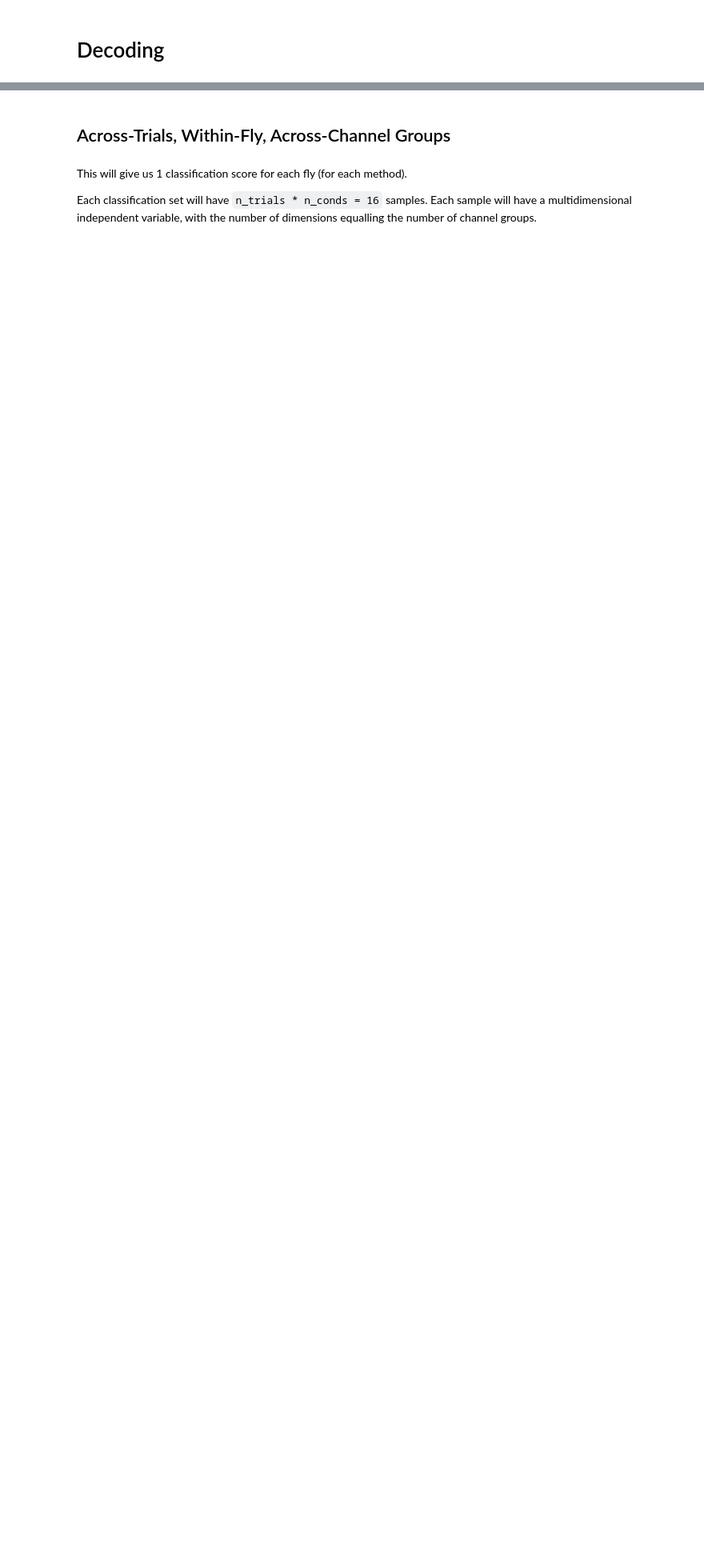
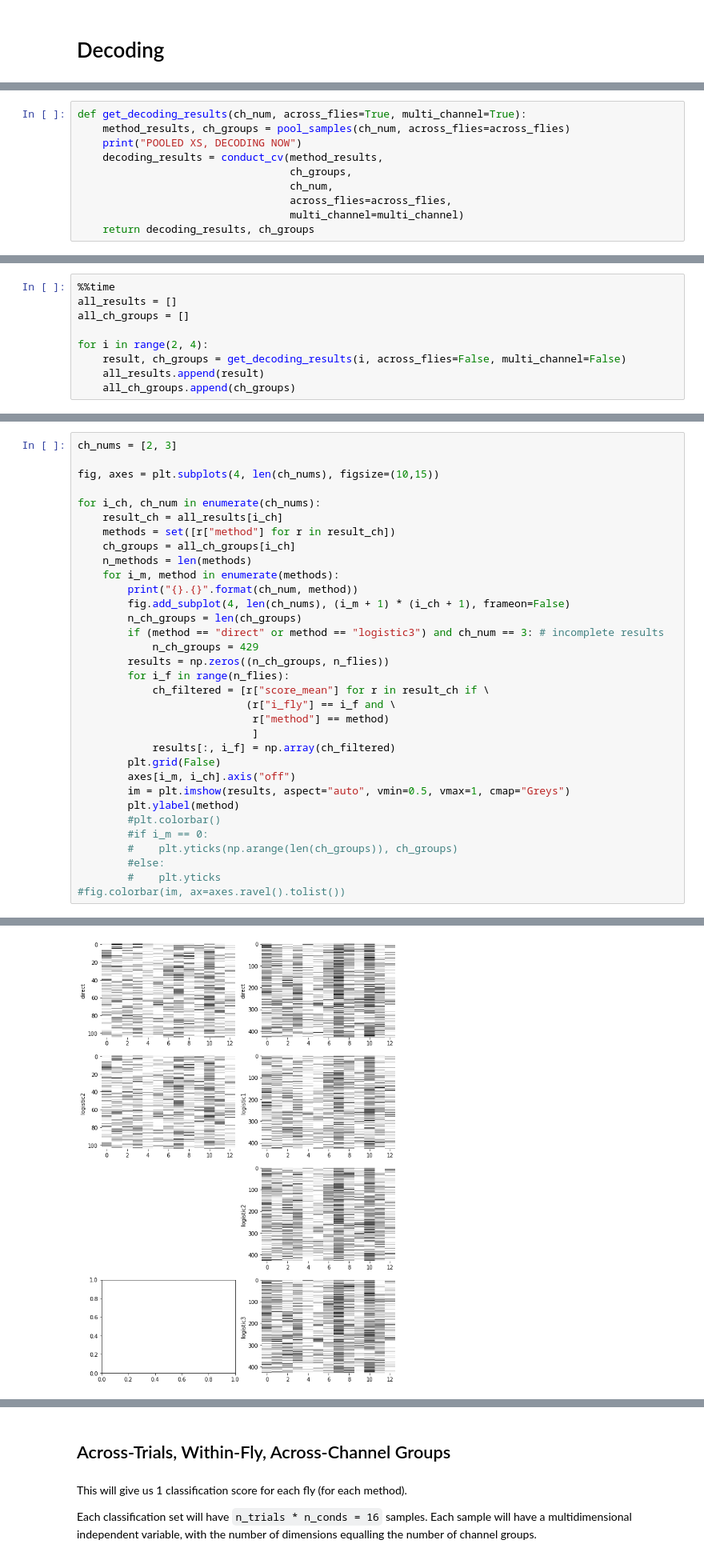
Before and after one commit to wjmn/logistic_phi, a Jupyter notebook: notebooks/decoding.ipynb, the cells around one changed output, grey strips where cells are left out. Shown at 80% size. Cells and saved outputs as stored; diff of their text form; blank space fills up the shorter version.

Commit message:
Decoding notebook work in progress

```diff
--- a/notebooks/decoding.ipynb
+++ b/notebooks/decoding.ipynb
@@ -65,0 +351,10 @@ def extract_value(data, i_result, field):
+# %%
+def get_decoding_results(ch_num, across_flies=True, multi_channel=True):
+    method_results, ch_groups = pool_samples(ch_num, across_flies=across_flies)
+    print("POOLED XS, DECODING NOW")
+    decoding_results = conduct_cv(method_results,
+                                  ch_groups,
+                                  ch_num,
+                                  across_flies=across_flies,
+                                  multi_channel=multi_channel)
+    return decoding_results, ch_groups
@@ -65,0 +367,9 @@ def extract_value(data, i_result, field):
+# %%
+%%time
+all_results = []
+all_ch_groups = []
+
+for i in range(2, 4):
+    result, ch_groups = get_decoding_results(i, across_flies=False, multi_channel=False)
+    all_results.append(result)
+    all_ch_groups.append(ch_groups)
@@ -65,0 +395,34 @@ def extract_value(data, i_result, field):
+# %%
+ch_nums = [2, 3]
+
+fig, axes = plt.subplots(4, len(ch_nums), figsize=(10,15))
+
+for i_ch, ch_num in enumerate(ch_nums):
+    result_ch = all_results[i_ch]
+    methods = set([r["method"] for r in result_ch])
+    ch_groups = all_ch_groups[i_ch]
+    n_methods = len(methods)
+    for i_m, method in enumerate(methods):
+        print("{}.{}".format(ch_num, method))
+        fig.add_subplot(4, len(ch_nums), (i_m + 1) * (i_ch + 1), frameon=False)
+        n_ch_groups = len(ch_groups)
+        if (method == "direct" or method == "logistic3") and ch_num == 3: # incomplete results
+            n_ch_groups = 429
+        results = np.zeros((n_ch_groups, n_flies))
+        for i_f in range(n_flies):
+            ch_filtered = [r["score_mean"] for r in result_ch if \
+                           (r["i_fly"] == i_f and \
+                            r["method"] == method)
+                            ]
+            results[:, i_f] = np.array(ch_filtered)
+        plt.grid(False)
+        axes[i_m, i_ch].axis("off")
+        im = plt.imshow(results, aspect="auto", vmin=0.5, vmax=1, cmap="Greys")
+        plt.ylabel(method)
+        #plt.colorbar()
+        #if i_m == 0:
+        #    plt.yticks(np.arange(len(ch_groups)), ch_groups)
+        #else:
+        #    plt.yticks
+#fig.colorbar(im, ax=axes.ravel().tolist())
+# %% [output]
@@ -65,0 +436 @@ def extract_value(data, i_result, field):
+[figure, added]
```
Also changed, not shown: parts of 30 cells of this notebook.
